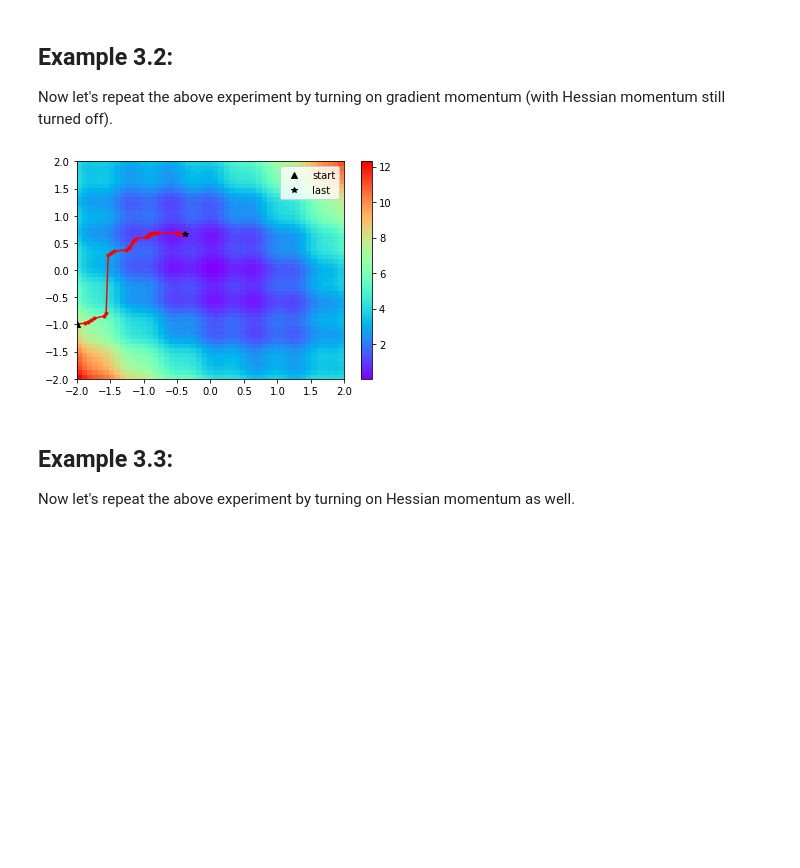
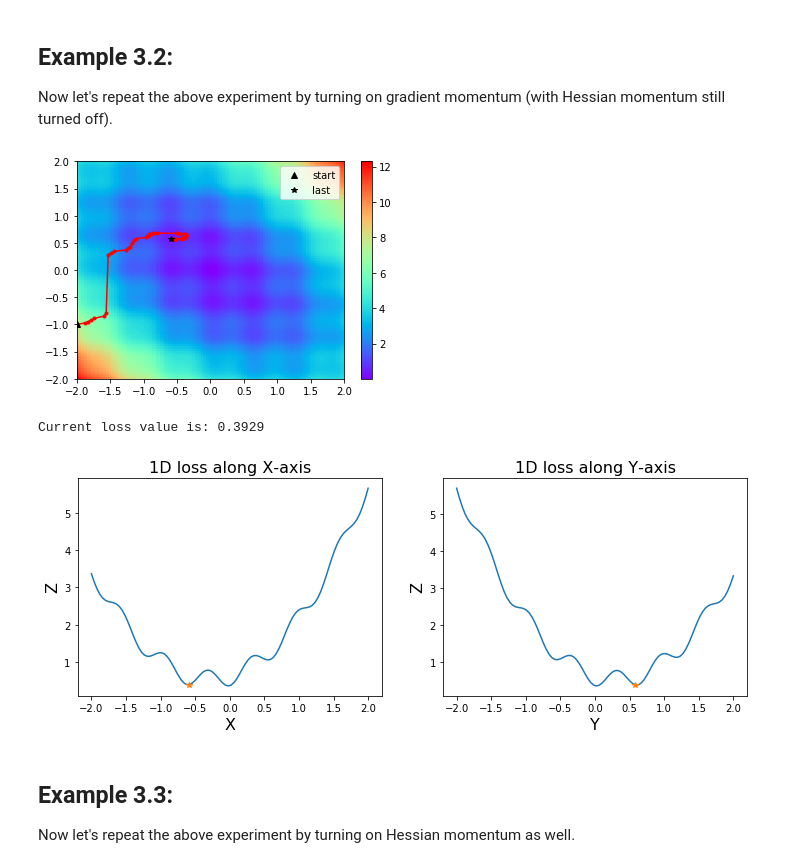
Before and after one commit to yaozhewei/PyHessian_AdaHessian_RiseCamp, a Jupyter notebook: AdaHessian_Tutorial.ipynb, the cells around one changed output. Saved outputs shown, nothing was run; the diff lists cells and outputs as text; code cells hidden in the pictures; blank space fills up the shorter version.

```diff
--- a/AdaHessian_Tutorial.ipynb
+++ b/AdaHessian_Tutorial.ipynb
@@ -120,26 +126,32 @@ Now let's repeat the above experiment by turning on gradient momentum (with Hess
 # %%
 parsed = parser()
 
 # with only gradient momentum
 parsed.func = "v[0]**2+v[1]**2+v[0]*v[1]+0.5*torch.sum(torch.sin(5*v)**2)"
 parsed.lr = 0.2
 parsed.start = (-2, -1)
-parsed.num_iter = 30
+parsed.num_iter = 50
 parsed.beta_g = 0.9
 parsed.beta_h = 0.
 
 
 func = make_func(parsed.func)
 
 # optimize 2d parameter vector v of function
 path = track_trace(func, parsed.start, parsed.num_iter, parsed.lr, parsed.beta_g, parsed.beta_h, parsed.hessian_pow)
 
 # plot function and steps of optimizer
 plot_function(func, parsed.window)
 plot_path(path)
 show_plot()
+
+# 1D plot
+x, y = path[-1]
+oneD_plot(x, y, func)
 # %% [output]
-[figure, old version]
+[figure, new version]
+Current loss value is: 0.3929
+[figure, added]
 # %% [markdown]
 ## Example 3.3:
 
```
Also changed, not shown: parts of 9 cells of this notebook, 4 other files.
